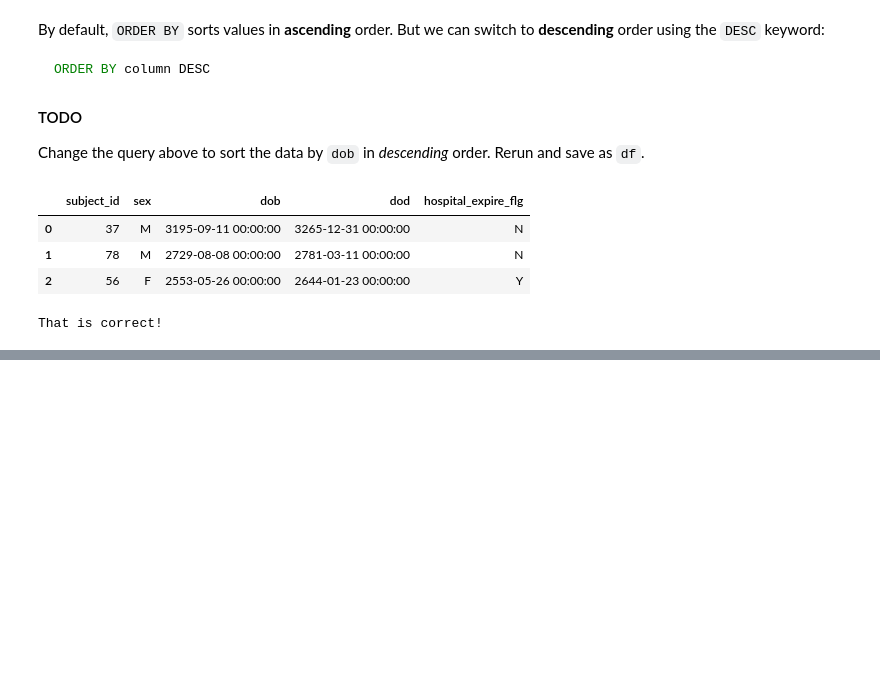
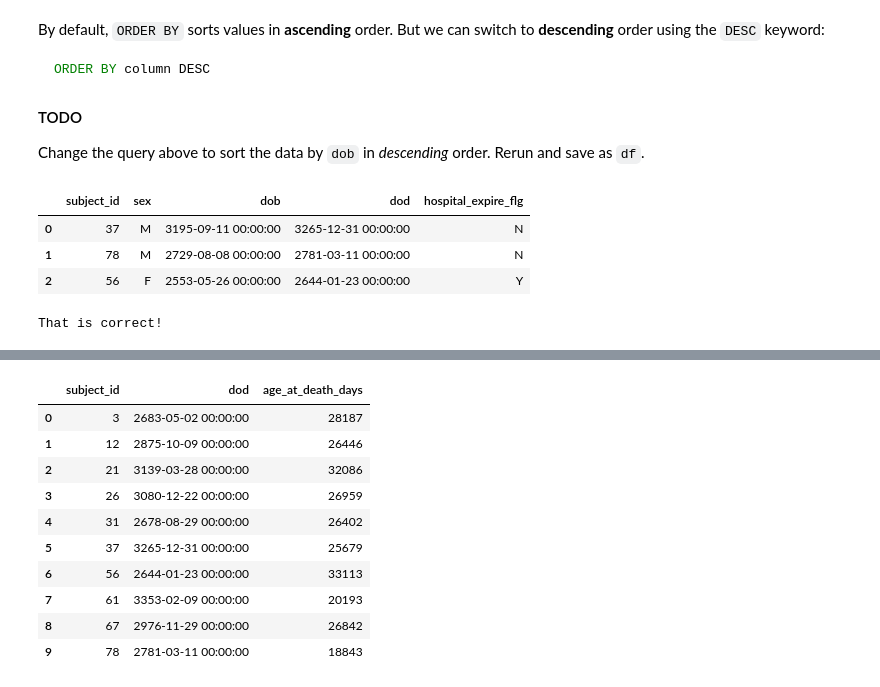
Before and after one commit to abchapman93/PHS_Data_Science_2022_instructor, a Jupyter notebook: Module-3-SQL/01-Intro-to-SQL-instructor.ipynb, the cells around one changed output, grey strips where cells are left out. Cells and saved outputs as stored; diff of their text form; code cells hidden in the pictures; blank space fills up the shorter version.

```diff
--- a/Module-3-SQL/01-Intro-to-SQL-instructor.ipynb
+++ b/Module-3-SQL/01-Intro-to-SQL-instructor.ipynb
@@ -439,0 +520,22 @@ That is correct!
+# %%
+query = """
+SELECT
+    subject_id,
+    dod,
+    DATEDIFF(dod, dob) age_at_death_days
+FROM d_patients p
+LIMIT 10
+"""
+pd.read_sql(query, conn)
+# %% [output]
+|  | subject_id | dod | age_at_death_days |
+| 0 | 3 | 2683-05-02 00:00:00 | 28187 |
+| 1 | 12 | 2875-10-09 00:00:00 | 26446 |
+| 2 | 21 | 3139-03-28 00:00:00 | 32086 |
+| 3 | 26 | 3080-12-22 00:00:00 | 26959 |
+| 4 | 31 | 2678-08-29 00:00:00 | 26402 |
+| 5 | 37 | 3265-12-31 00:00:00 | 25679 |
+| 6 | 56 | 2644-01-23 00:00:00 | 33113 |
+| 7 | 61 | 3353-02-09 00:00:00 | 20193 |
+| 8 | 67 | 2976-11-29 00:00:00 | 26842 |
+| 9 | 78 | 2781-03-11 00:00:00 | 18843 |
```
Also changed, not shown: parts of 42 cells of this notebook, 5 other files.
